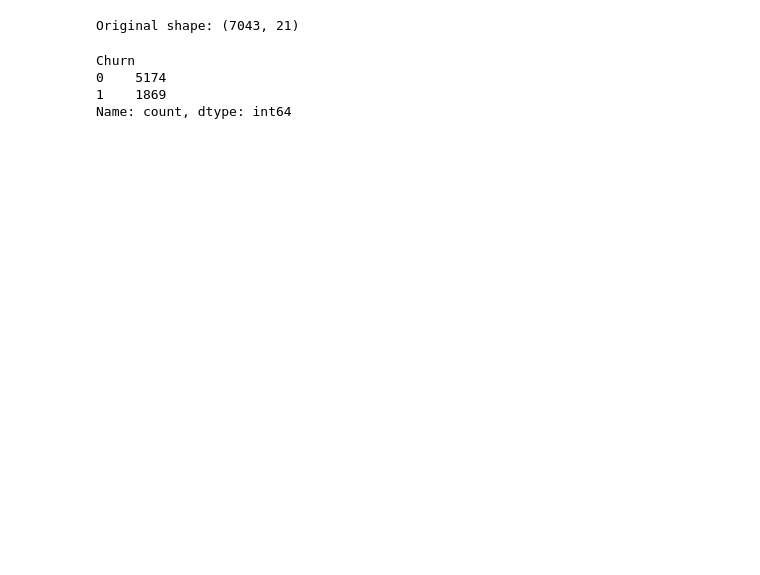
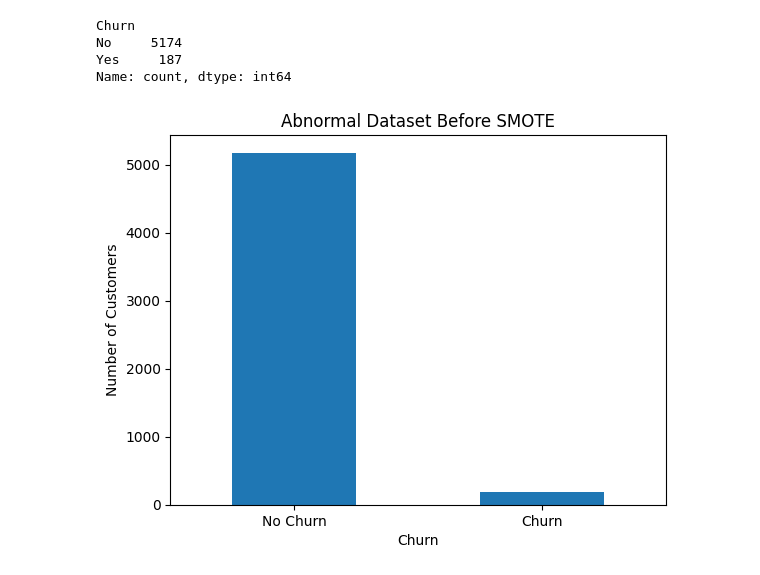
Before and after one commit to aichwaryabiradar/Applied-Probability-and-statistics, a Jupyter notebook: Telco customer churn/Notebook/Abnormal_LR.ipynb, the cells around one changed output. Saved outputs shown, nothing was run; the diff lists cells and outputs as text; code cells hidden in the pictures; blank space fills up the shorter version.

Commit message:
updating abnormal file

```diff
--- a/Telco customer churn/Notebook/Abnormal_LR.ipynb
+++ b/Telco customer churn/Notebook/Abnormal_LR.ipynb
@@ -43,6 +43,33 @@ df
-# %%
-df_copy = df.copy()
-
-print("Original shape:", df_copy.shape)
-# %% [output]
-Original shape: (7043, 21)
+# %%
+no_churn = df[df["Churn"] == "No"]
+churn = df[df["Churn"] == "Yes"]
+
+churn_abnormal = churn.sample(
+    frac=0.10,
+    random_state=42
+)
+
+df = pd.concat([no_churn, churn_abnormal])
+
+df = df.sample(
+    frac=1,
+    random_state=42
+).reset_index(drop=True)
+
+print(df["Churn"].value_counts())
+# %% [output]
+Churn
+No     5174
+Yes     187
+Name: count, dtype: int64
+# %%
+df["Churn"].value_counts().plot(kind="bar")
+
+plt.xlabel("Churn")
+plt.ylabel("Number of Customers")
+plt.title("Abnormal Dataset Before SMOTE")
+plt.xticks([0, 1], ["No Churn", "Churn"], rotation=0)
+
+plt.show()
+# %% [output]
+[figure, added]
@@ -56,12 +85,5 @@ df_copy["TotalCharges"] = pd.to_numeric(
 # %%
-df_copy["Churn"] = df_copy["Churn"].map({
-    "No": 0,
-    "Yes": 1
+df["Churn"] = df["Churn"].map({
+    "Yes": 1,
+    "No": 0
 })
-
-df_copy["Churn"].value_counts()
-# %% [output]
-Churn
-0    5174
-1    1869
-Name: count, dtype: int64
```
Also changed, not shown: parts of 29 cells of this notebook.
